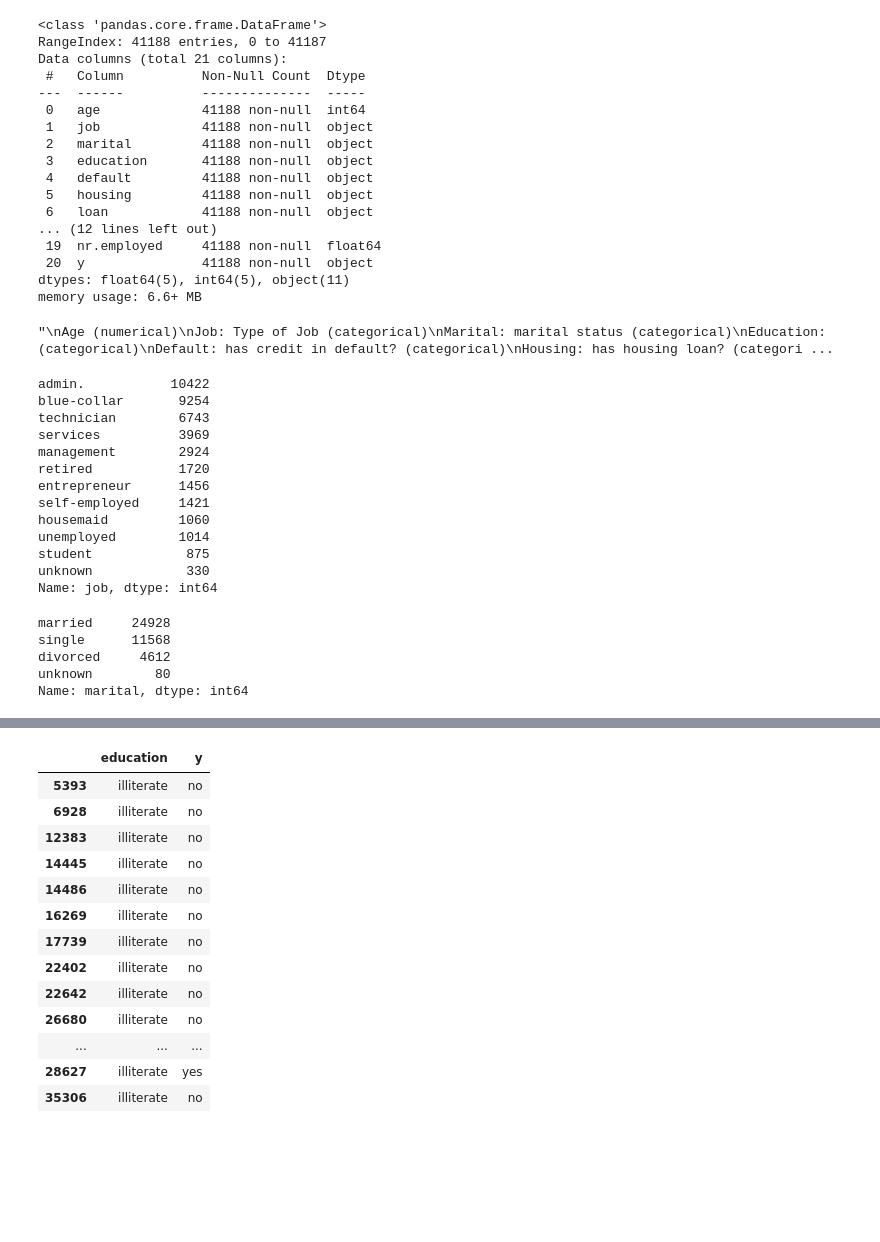
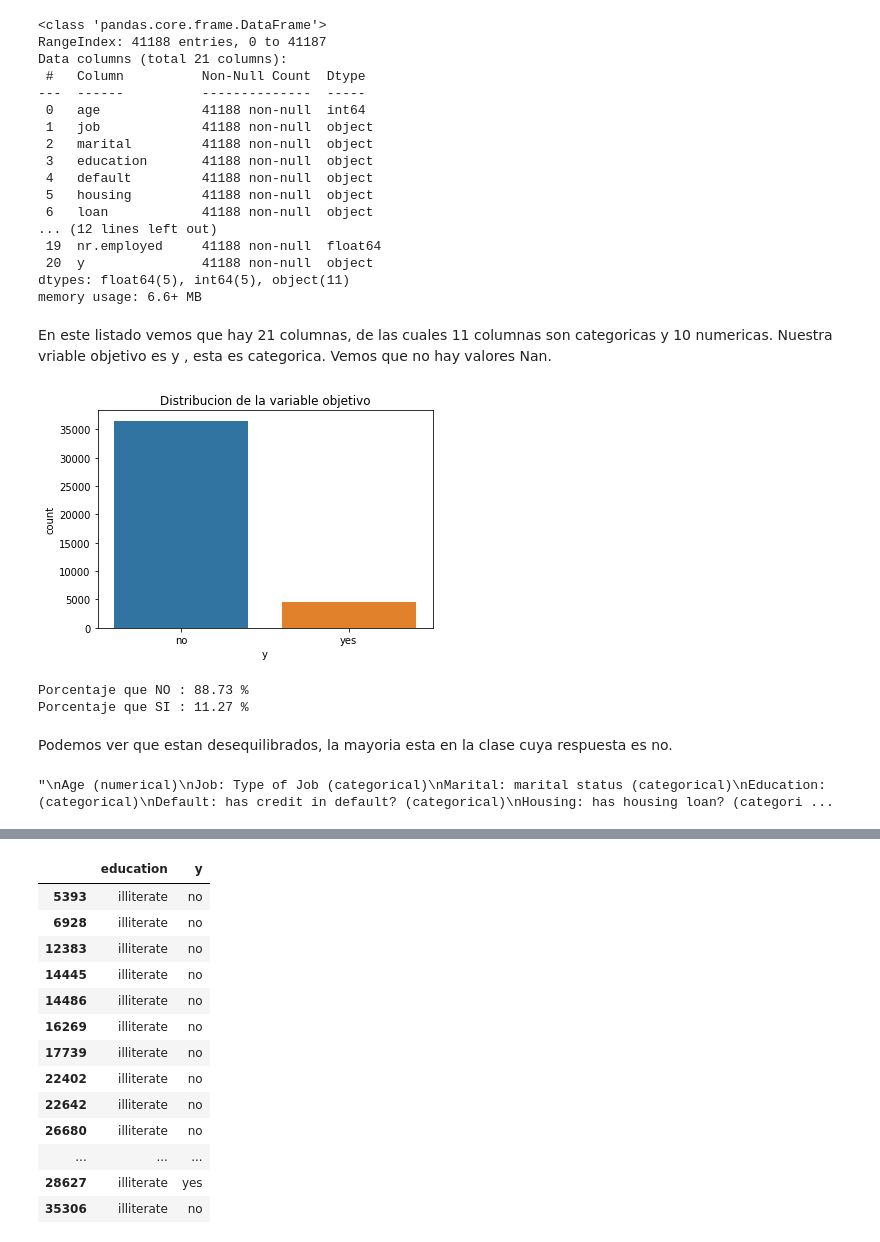
Before and after one commit to JuanAntonaccio/ML-Algorithm-Bank, a Jupyter notebook: src/explore.ipynb, the cells around one changed output, grey strips where cells are left out. Saved outputs shown, nothing was run; the diff lists cells and outputs as text; code cells hidden in the pictures; blank space fills up the shorter version.

Commit message:
tenemos parte de categoricas limpias

```diff
--- a/src/explore.ipynb
+++ b/src/explore.ipynb
@@ -39,6 +42,28 @@ Data columns (total 21 columns):
  20  y               41188 non-null  object
 dtypes: float64(5), int64(5), object(11)
 memory usage: 6.6+ MB
+# %% [markdown]
+En este listado vemos que hay 21 columnas, de las cuales 11 columnas son categoricas y 10 numericas.
+Nuestra vriable objetivo es y , esta es categorica.
+Vemos que no hay valores Nan.
+# %%
+# Vamos a ver como se distribuye nuestra variable objetivo
+
+sns.countplot(x=df_raw['y'], data=df_raw)
+plt.title('Distribucion de la variable objetivo')
+plt.show()
+# %% [output]
+[figure, added]
+# %%
+cta_no=36548/41188*100
+cta_si=4640/41188*100
+print("Porcentaje que NO : {:.2f} %".format(cta_no))
+print("Porcentaje que SI : {:.2f} %".format(cta_si))
+# %% [output]
+Porcentaje que NO : 88.73 %
+Porcentaje que SI : 11.27 %
+# %% [markdown]
+Podemos ver que estan desequilibrados, la mayoria esta en la clase cuya respuesta es no.
 # %%
 """
 Age (numerical)
@@ -68,27 +93,3 @@ y: has the client subscribed a term deposit?
 """
 # %% [output]
 "\nAge (numerical)\nJob: Type of Job (categorical)\nMarital: marital status (categorical)\nEducation: (categorical)\nDefault: has credit in default? (categorical)\nHousing: has housing loan? (categori ...
-# %%
-df_raw['job'].value_counts()
-# %% [output]
-admin.           10422
-blue-collar       9254
-technician        6743
-services          3969
-management        2924
-retired           1720
-entrepreneur      1456
-self-employed     1421
-housemaid         1060
-unemployed        1014
-student            875
-unknown            330
-Name: job, dtype: int64
-# %%
-df_raw['marital'].value_counts()
-# %% [output]
-married     24928
-single      11568
-divorced     4612
-unknown        80
-Name: marital, dtype: int64
```
Also changed, not shown: parts of 19 cells of this notebook.
